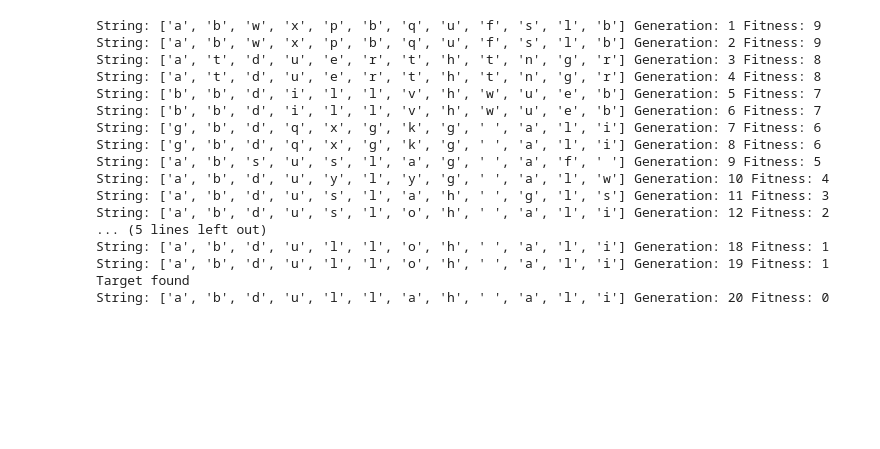
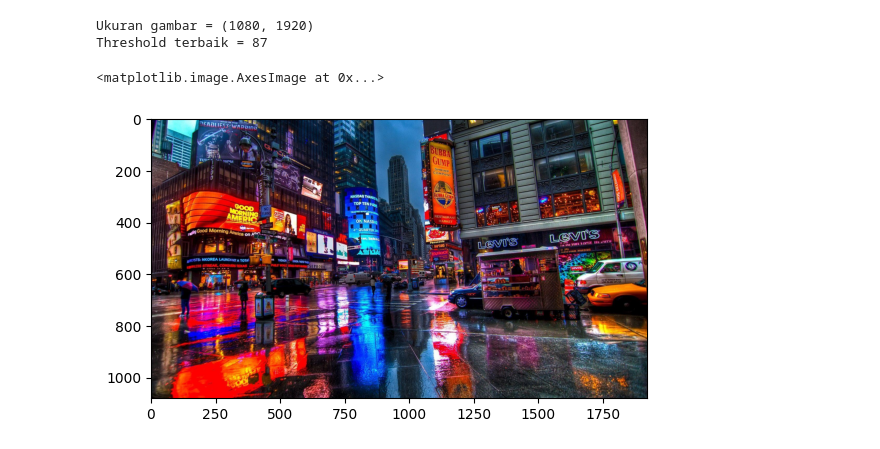
Before and after one commit to jasmineadlina/Otsu-Threshold-using-GA, a Jupyter notebook: Otsu_with_GA.ipynb, the cells around one changed output. Cells and saved outputs as stored; diff of their text form; code cells hidden in the pictures; blank space fills up the shorter version.

Commit message:
Menambah gambar + update otsu algorithm

```diff
--- a/Otsu_with_GA.ipynb
+++ b/Otsu_with_GA.ipynb
@@ -62,62 +0,0 @@ def replace(new_gen, population):
-# %%
-def main(POP_SIZE, MUT_RATE, TARGET, GENES):
-    # 1) initialize population
-    initial_population = initialize_pop(TARGET)
-    found = False
-    population = []
-    generation = 1
-
-    # 2) Calculating the fitness for the current population
-    for _ in range(len(initial_population)):
-        population.append(fitness_cal(TARGET, initial_population[_]))
-
-    # now population has 2 things, [chromosome, fitness]
-    # 3) now we loop until TARGET is found
-    while not found:
-
-      # 3.1) select best people from current population
-      selected = selection(population, TARGET)
-
-      # 3.2) mate parents to make new generation
-      population = sorted(population, key= lambda x:x[1])
-      crossovered = crossover(selected, len(TARGET), population)
-
-      # 3.3) mutating the childeren to diversfy the new generation
-      mutated = mutate(crossovered, MUT_RATE)
-
-      new_gen = []
-      for _ in mutated:
-          new_gen.append(fitness_cal(TARGET, _))
-
-      # 3.4) replacement of bad population with new generation
-      # we sort here first to compare the least fit population with the most fit new_gen
-
-      population = replace(new_gen, population)
-
-
-      if (population[0][1] == 0):
-        print('Target found')
-        print('String: ' + str(population[0][0]) + ' Generation: ' + str(generation) + ' Fitness: ' + str(population[0][1]))
-        break
-      print('String: ' + str(population[0][0]) + ' Generation: ' + str(generation) + ' Fitness: ' + str(population[0][1]))
-      generation+=1
-
-main(POP_SIZE, MUT_RATE, TARGET, GENES)
-# %% [output]
-String: ['a', 'b', 'w', 'x', 'p', 'b', 'q', 'u', 'f', 's', 'l', 'b'] Generation: 1 Fitness: 9
-String: ['a', 'b', 'w', 'x', 'p', 'b', 'q', 'u', 'f', 's', 'l', 'b'] Generation: 2 Fitness: 9
-String: ['a', 't', 'd', 'u', 'e', 'r', 't', 'h', 't', 'n', 'g', 'r'] Generation: 3 Fitness: 8
-String: ['a', 't', 'd', 'u', 'e', 'r', 't', 'h', 't', 'n', 'g', 'r'] Generation: 4 Fitness: 8
-String: ['b', 'b', 'd', 'i', 'l', 'l', 'v', 'h', 'w', 'u', 'e', 'b'] Generation: 5 Fitness: 7
-String: ['b', 'b', 'd', 'i', 'l', 'l', 'v', 'h', 'w', 'u', 'e', 'b'] Generation: 6 Fitness: 7
-String: ['g', 'b', 'd', 'q', 'x', 'g', 'k', 'g', ' ', 'a', 'l', 'i'] Generation: 7 Fitness: 6
-String: ['g', 'b', 'd', 'q', 'x', 'g', 'k', 'g', ' ', 'a', 'l', 'i'] Generation: 8 Fitness: 6
-String: ['a', 'b', 's', 'u', 's', 'l', 'a', 'g', ' ', 'a', 'f', ' '] Generation: 9 Fitness: 5
-String: ['a', 'b', 'd', 'u', 'y', 'l', 'y', 'g', ' ', 'a', 'l', 'w'] Generation: 10 Fitness: 4
-String: ['a', 'b', 'd', 'u', 's', 'l', 'a', 'h', ' ', 'g', 'l', 's'] Generation: 11 Fitness: 3
-String: ['a', 'b', 'd', 'u', 's', 'l', 'o', 'h', ' ', 'a', 'l', 'i'] Generation: 12 Fitness: 2
-... (5 lines left out)
-String: ['a', 'b', 'd', 'u', 'l', 'l', 'o', 'h', ' ', 'a', 'l', 'i'] Generation: 18 Fitness: 1
-String: ['a', 'b', 'd', 'u', 'l', 'l', 'o', 'h', ' ', 'a', 'l', 'i'] Generation: 19 Fitness: 1
-Target found
-String: ['a', 'b', 'd', 'u', 'l', 'l', 'a', 'h', ' ', 'a', 'l', 'i'] Generation: 20 Fitness: 0
@@ -123,0 +37,15 @@ String: ['a', 'b', 'd', 'u', 'l', 'l', 'a', 'h', ' ', 'a', 'l', 'i'] Generation:
+# %%
+path = "image.jpg"
+im = np.asarray(Image.open(path).convert('L')) #L untuk luminance (merubah menjadi skala abu - abu)
+im_otsu = threshold_image(im, find_best_threshold(im))
+print("Ukuran gambar = {}".format(im.shape))
+print("Threshold terbaik = {}".format(find_best_threshold(im)))
+# %% [output]
+Ukuran gambar = (1080, 1920)
+Threshold terbaik = 87
+# %%
+image = mpimg.imread(path)
+plt.imshow(image)
+# %% [output]
+<matplotlib.image.AxesImage at 0x...>
+[figure, added]
```
Also changed, not shown: parts of 11 cells of this notebook, 1 other file.
